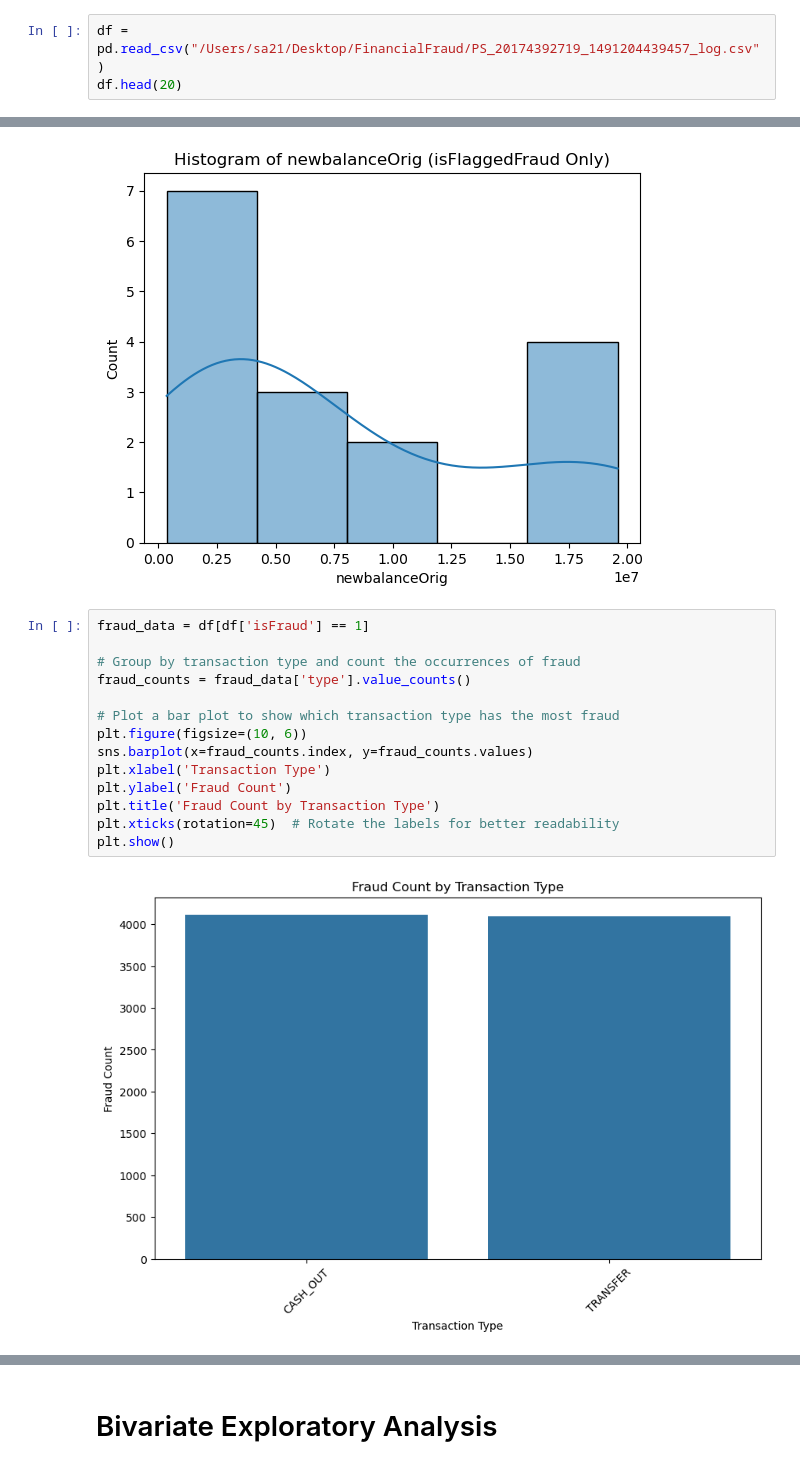
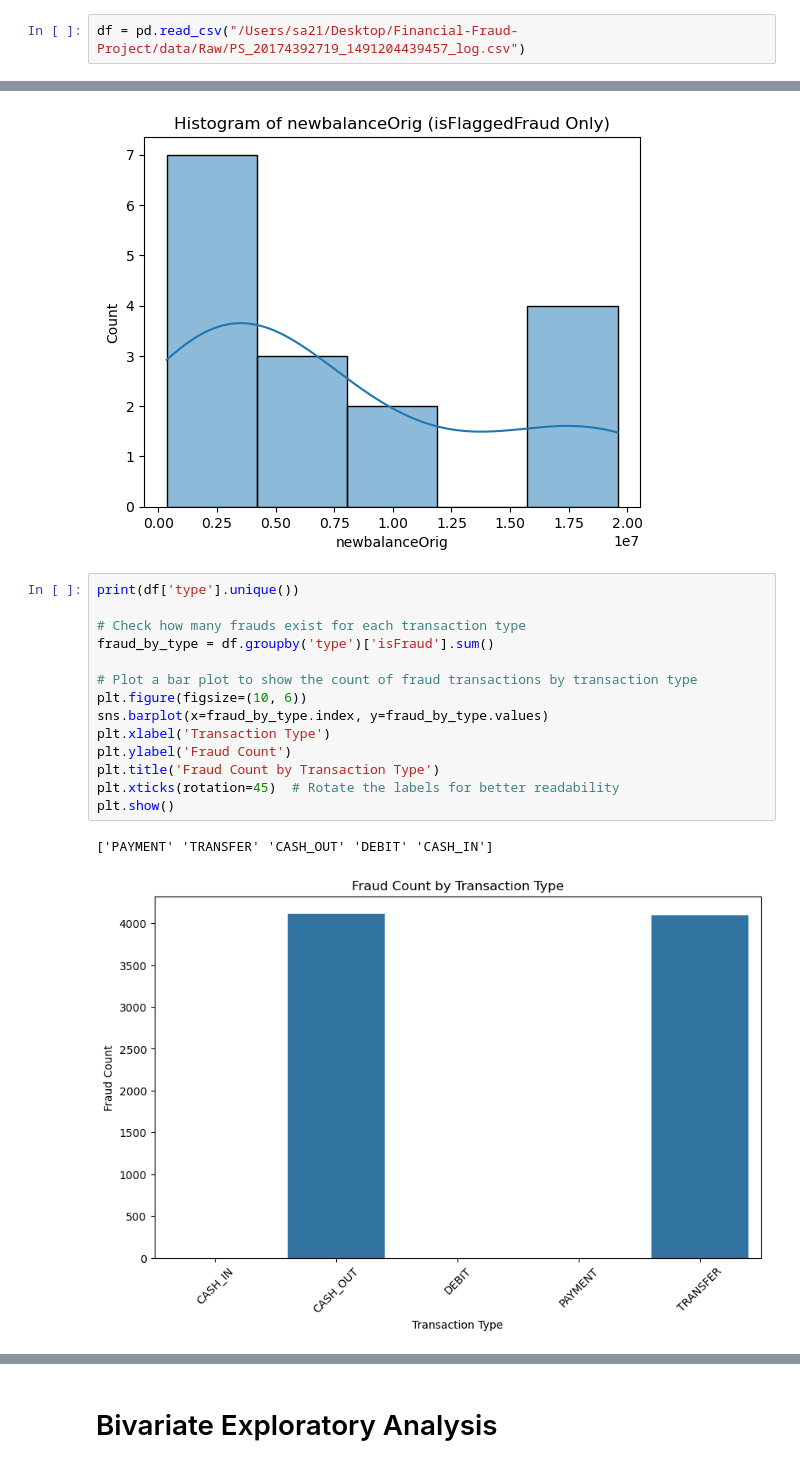
Before and after one commit to ricardijj1/Financial-Fraud-Project, a Jupyter notebook: code/eda.ipynb, the cells around one changed output, grey strips where cells are left out. Saved outputs shown, nothing was run; the diff lists cells and outputs as text.

```diff
--- a/code/eda.ipynb
+++ b/code/eda.ipynb
@@ -5,5 +5,4 @@ import numpy as np
 import matplotlib.pyplot as plt
 import seaborn as sns
 # %%
-df = pd.read_csv("/Users/sa21/Desktop/FinancialFraud/PS_20174392719_1491204439457_log.csv")
-df.head(20)
+df = pd.read_csv("/Users/sa21/Desktop/Financial-Fraud-Project/data/Raw/PS_20174392719_1491204439457_log.csv")
@@ -170,18 +151,19 @@ for feature in features:
 [figure]
 [figure]
 # %%
-fraud_data = df[df['isFraud'] == 1]
+print(df['type'].unique())
 
-# Group by transaction type and count the occurrences of fraud
-fraud_counts = fraud_data['type'].value_counts()
+# Check how many frauds exist for each transaction type
+fraud_by_type = df.groupby('type')['isFraud'].sum()
 
-# Plot a bar plot to show which transaction type has the most fraud
+# Plot a bar plot to show the count of fraud transactions by transaction type
 plt.figure(figsize=(10, 6))
-sns.barplot(x=fraud_counts.index, y=fraud_counts.values)
+sns.barplot(x=fraud_by_type.index, y=fraud_by_type.values)
 plt.xlabel('Transaction Type')
 plt.ylabel('Fraud Count')
 plt.title('Fraud Count by Transaction Type')
 plt.xticks(rotation=45)  # Rotate the labels for better readability
 plt.show()
 # %% [output]
+['PAYMENT' 'TRANSFER' 'CASH_OUT' 'DEBIT' 'CASH_IN']
-[figure, old version]
+[figure, new version]
```
Also changed, not shown: parts of 2 cells of this notebook.
